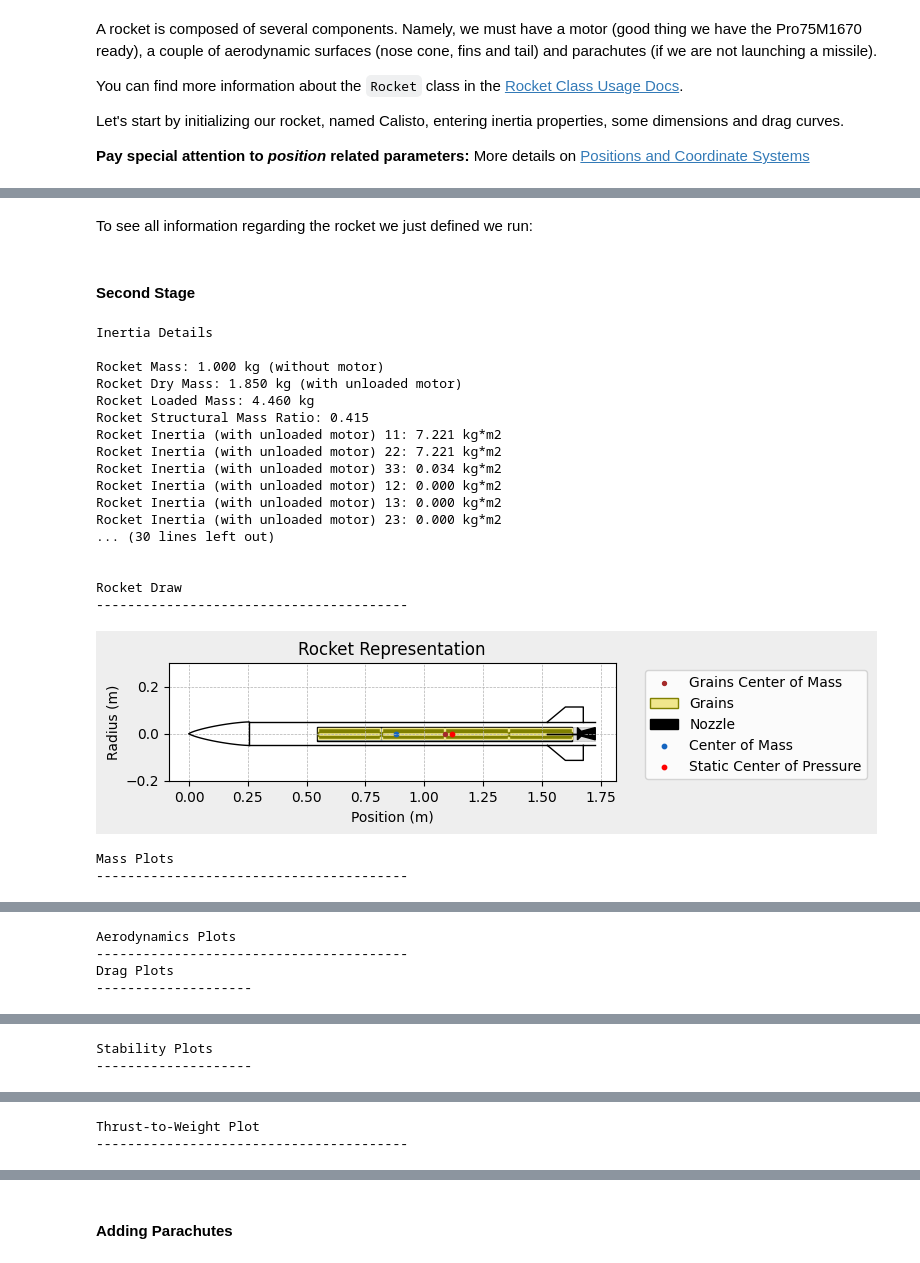
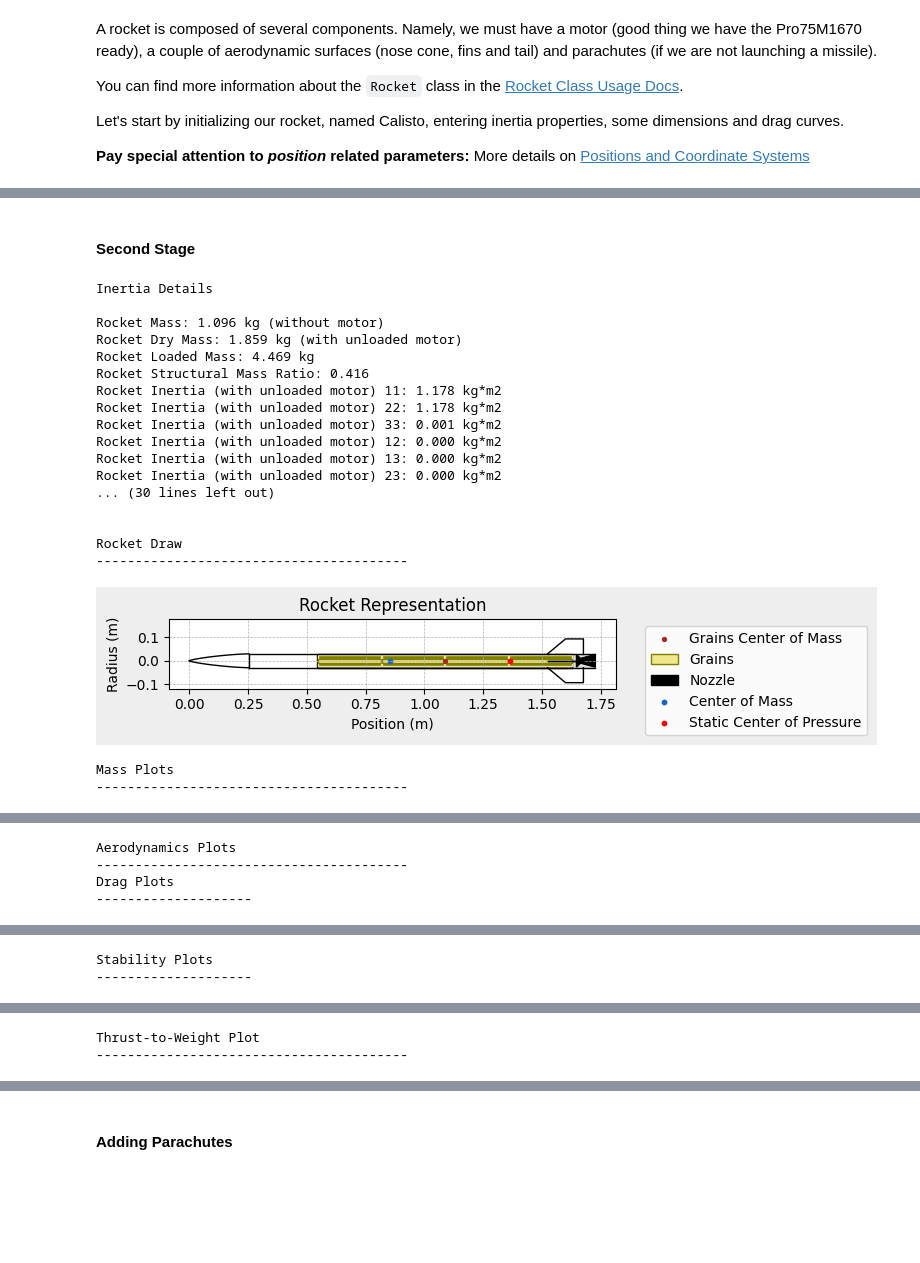
Before and after one commit to Berger-Stefan/rocketpy_spaceshoot, a Jupyter notebook: simulation.ipynb, the cells around one changed output, grey strips where cells are left out. Saved outputs shown, nothing was run; the diff lists cells and outputs as text; code cells hidden in the pictures; blank space fills up the shorter version.

```diff
--- a/simulation.ipynb
+++ b/simulation.ipynb
@@ -127,9 +127,9 @@ Total Impulse: 19137.759 Ns
 # Sustainer (second stage)
 ProM1378 = SolidMotor(
     thrust_source="files/m1378.eng",
-    dry_mass= 0.85,
-    dry_inertia=(0.1501, 0.1501, 0.000469),
-    nozzle_radius=0.026,
+    dry_mass= 0.763,
+    dry_inertia=(0.1195, 0.1195, 0.0004),
+    nozzle_radius=0.027,
     grain_number=4,
     grain_density=1743, # different
     grain_outer_radius=0.023,
@@ -274,53 +274,51 @@ Thrust-to-Weight Plot
-# %% [markdown]
-To see all information regarding the rocket we just defined we run:
 # %% [markdown]
 #### Second Stage
 # %%
 second_stage = Rocket(
-    radius= 0.05, # TODO how to deal with the radius? No transition possible (but should be account for in the drag file)
-    mass= 1.0, # TODO
-    inertia=(6.321, 6.321, 0.034), # TODO
+    radius= 0.0295, # TODO how to deal with the radius? No transition possible (but should be account for in the drag file)
+    mass= 1.096,
+    inertia=(0.325, 0.325, 0.00077), # TODO
     power_off_drag="files/second_stage_off.csv",
     power_on_drag="files/second_stage_on.csv",
     center_of_mass_without_motor=0,
     coordinate_system_orientation="nose_to_tail",
 )
 
 second_stage.add_motor(ProM1378, position=1.7272) # TODO position
 
-nose_cone = second_stage.add_nose(length=0.254, kind="Von Karman", position=0) #TODO ogive is an option
+nose_cone = second_stage.add_nose(length=0.254, kind="Von Karman", position=0)
 
 # IMPORTANT: modify the file path below to match your own system
 fins_upper = second_stage.add_trapezoidal_fins(
     n=4,
     root_chord=0.1524,
     tip_chord=0.0762,
     span=0.0635,
     position=1.524,
-    cant_angle=0,
+    cant_angle=30,
     #airfoil=("NACA0012-radians.txt", "radians"), # optional
 )
 
 second_stage.all_info()
 # %% [output]
 Inertia Details
 
-Rocket Mass: 1.000 kg (without motor)
-Rocket Dry Mass: 1.850 kg (with unloaded motor)
-Rocket Loaded Mass: 4.460 kg
-Rocket Structural Mass Ratio: 0.415
-Rocket Inertia (with unloaded motor) 11: 7.221 kg*m2
-Rocket Inertia (with unloaded motor) 22: 7.221 kg*m2
-Rocket Inertia (with unloaded motor) 33: 0.034 kg*m2
+Rocket Mass: 1.096 kg (without motor)
+Rocket Dry Mass: 1.859 kg (with unloaded motor)
+Rocket Loaded Mass: 4.469 kg
+Rocket Structural Mass Ratio: 0.416
+Rocket Inertia (with unloaded motor) 11: 1.178 kg*m2
+Rocket Inertia (with unloaded motor) 22: 1.178 kg*m2
+Rocket Inertia (with unloaded motor) 33: 0.001 kg*m2
 Rocket Inertia (with unloaded motor) 12: 0.000 kg*m2
 Rocket Inertia (with unloaded motor) 13: 0.000 kg*m2
 Rocket Inertia (with unloaded motor) 23: 0.000 kg*m2
 ... (30 lines left out)
 
 
 Rocket Draw
 ----------------------------------------
-[figure, old version]
+[figure, new version]
 Mass Plots
 ----------------------------------------
 [figure]
```
Also changed, not shown: parts of 10 cells of this notebook, 4 other files.
